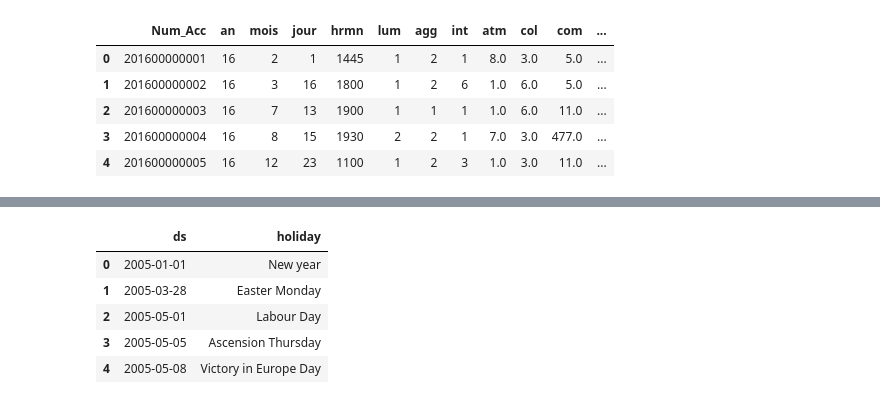
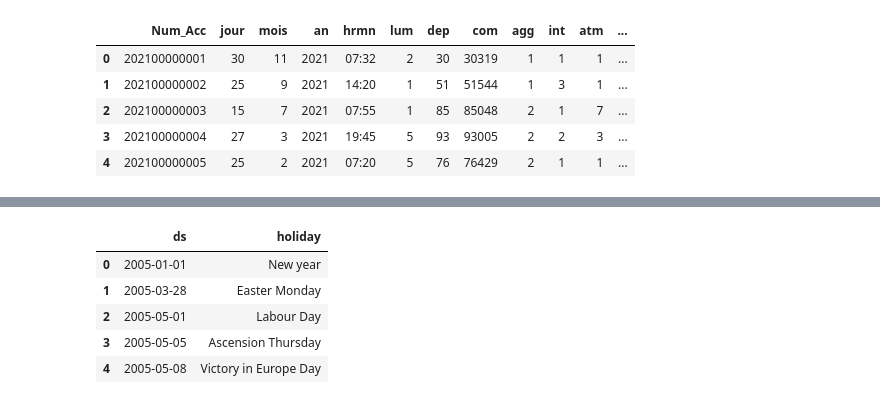
Before and after one commit to DataScientest-Studio/Template_MLOps_accidents, a Jupyter notebook: notebooks/1.0-prb-initial-data-exploration.ipynb, the cells around one changed output, grey strips where cells are left out. Cells and saved outputs as stored; diff of their text form; code cells hidden in the pictures.

```diff
--- a/notebooks/1.0-prb-initial-data-exploration.ipynb
+++ b/notebooks/1.0-prb-initial-data-exploration.ipynb
@@ -58,17 +59,17 @@ import numpy as np
 # 'long': Longitude
 # %%
 try:
-    df_characteristics = pd.read_csv("caracteristics.csv", encoding='latin1')
+    df_characteristics = pd.read_csv("../src/data/raw/caracteristiques-2021.csv", encoding='utf-8', sep = ";")
     display(df_characteristics.head())
 except UnicodeDecodeError:
     print("latin1 encoding didn't work. Trying another encoding...")
 # %% [output]
-|  | Num_Acc | an | mois | jour | hrmn | lum | agg | int | atm | col | com | ... |
-| 0 | 201600000001 | 16 | 2 | 1 | 1445 | 1 | 2 | 1 | 8.0 | 3.0 | 5.0 | ... |
-| 1 | 201600000002 | 16 | 3 | 16 | 1800 | 1 | 2 | 6 | 1.0 | 6.0 | 5.0 | ... |
-| 2 | 201600000003 | 16 | 7 | 13 | 1900 | 1 | 1 | 1 | 1.0 | 6.0 | 11.0 | ... |
-| 3 | 201600000004 | 16 | 8 | 15 | 1930 | 2 | 2 | 1 | 7.0 | 3.0 | 477.0 | ... |
-| 4 | 201600000005 | 16 | 12 | 23 | 1100 | 1 | 2 | 3 | 1.0 | 3.0 | 11.0 | ... |
+|  | Num_Acc | jour | mois | an | hrmn | lum | dep | com | agg | int | atm | ... |
+| 0 | 202100000001 | 30 | 11 | 2021 | 07:32 | 2 | 30 | 30319 | 1 | 1 | 1 | ... |
+| 1 | 202100000002 | 25 | 9 | 2021 | 14:20 | 1 | 51 | 51544 | 1 | 3 | 1 | ... |
+| 2 | 202100000003 | 15 | 7 | 2021 | 07:55 | 1 | 85 | 85048 | 2 | 1 | 7 | ... |
+| 3 | 202100000004 | 27 | 3 | 2021 | 19:45 | 5 | 93 | 93005 | 2 | 2 | 3 | ... |
+| 4 | 202100000005 | 25 | 2 | 2021 | 07:20 | 5 | 76 | 76429 | 2 | 1 | 1 | ... |
 # %%
 df_characteristics.info()
 # %% [output]
```
Also changed, not shown: parts of 1 cell of this notebook, 4 other files.
